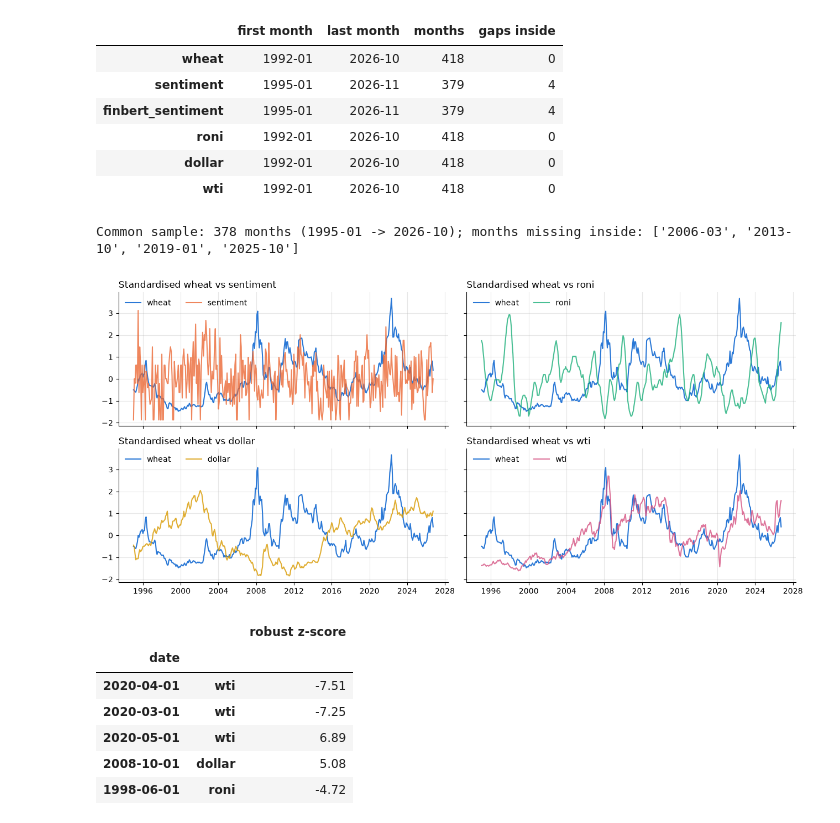
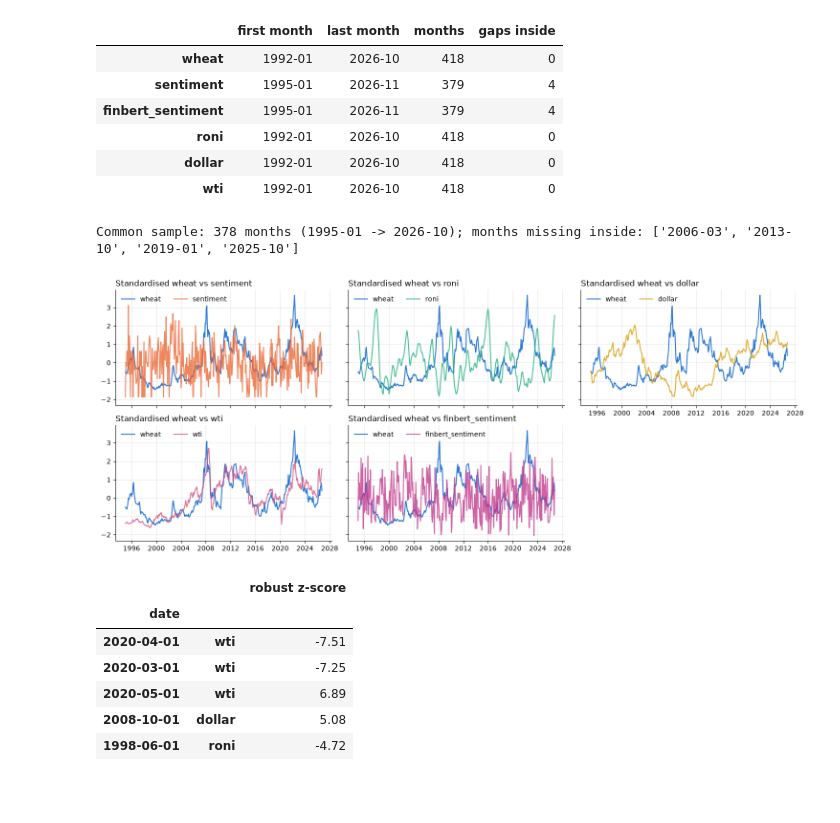
Before and after one commit to nathsdm/ML-for-portfolio, a Jupyter notebook: Wheat_final.ipynb, the cells around one changed output. Drawn from its saved outputs; the diff is of its cells as text; code cells hidden in the pictures; blank space fills up the shorter version.

```diff
--- a/Wheat_final.ipynb
+++ b/Wheat_final.ipynb
@@ -204,16 +194,16 @@ def download_wasde_reports(min_year=1992):
                 reached_cutoff = True
                 break
 
-            # Déjà téléchargé localement
+            # already downloaded
             if any((WASDE_DIR / f"wasde-{release_date:%Y-%m-%d}{e}").exists() for e in (".pdf", ".txt")):
                 continue
 
-            # Ignorer les erratas avant même d'ouvrir la page de détail
+            # skip errata before opening the detail page
             row_text = row.get_text(" ", strip=True)
             if ERRATA.search(row_text):
                 continue
 
-            # 1. Liens directs dans la colonne Download
+            # 1. direct links of the 'Download' column
             links = row.select("td.views-field-release-files a[href]")
             valid_links = []
             for a in links:
@@ -222,7 +212,7 @@ def download_wasde_reports(min_year=1992):
                 if ext in {".pdf", ".txt"} and not ERRATA.search(Path(href).name):
                     valid_links.append((ext, urljoin(WASDE_URL, a["href"])))
 
-            # 2. Repli sur la page "View" uniquement si nécessaire
+            # 2. otherwise, links of the report's detail page
             if not valid_links:
                 view_link = row.select_one("td.views-field-search-api-operations a[href]")
                 if view_link:
@@ -244,6 +234,7 @@ def download_wasde_reports(min_year=1992):
             if not valid_links:
                 continue
 
+            # 1995-1997: text files (the PDFs are not usable); other years: PDF first
             if 1995 <= release_date.year <= 1997:
                 valid_links.sort(key=lambda item: 0 if item[0] == ".txt" else 1)
             else:
@@ -257,14 +248,14 @@ def download_wasde_reports(min_year=1992):
                 if resp.status_code == 200 and (ext == ".txt" or resp.content.startswith(b"%PDF")):
                     local_path.write_bytes(resp.content)
             except requests.RequestException as exc:
-                print(f"  Échec téléchargement {release_date:%Y-%m-%d} ({exc})")
+                print(f"  Download failed for {release_date:%Y-%m-%d} ({exc})")
 
             time.sleep(0.3)
 
-        print(f"Page {page:2d} traitée (à partir de {first_date_str})")
+        print(f"Page {page:2d} done (newest release on the page: {first_date_str})")
 
         if reached_cutoff:
-            print(f"Arrêt : année {min_year} atteinte.")
+            print(f"Stopped: year {min_year} reached.")
             break
 
 
@@ -287,23 +278,19 @@ def parse_wasde(path):
         if path.suffix.lower() == ".txt":
             pages = [path.read_text(encoding="utf-8", errors="replace")]
         else:
-            pages = [page.extract_text() or "" for page in PdfReader(path).pages[:4]]
+            pages = [page.extract_text() or "" for page in PdfReader(path).pages[:4]]   # summary pages
     except Exception:
         pages = [""]
 
-    # Extract standardized ISO date YYYY-MM-DD (with fallback to legacy MM-DD-YYYY if old files remain)
-    iso_match = re.search(r"((?:19|20)\d\d)-(0[1-9]|1[0-2])-([0-3]\d)", path.name)
-    if iso_match:
-        date = pd.to_datetime(iso_match.group(0), format="%Y-%m-%d", errors="coerce")
-    else:
-        legacy_match = re.search(r"(0[1-9]|1[0-2])-([0-3]\d)-((?:19|20)\d\d)", path.name)
-        date = pd.to_datetime(f"{legacy_match[3]}-{legacy_match[1]}-{legacy_match[2]}", errors="coerce") if legacy_match else pd.NaT
+    # release date written in the file name by the crawler (wasde-YYYY-MM-DD)
+    found = re.search(r"\d{4}-\d{2}-\d{2}", path.name)
+    date = pd.to_datetime(found.group(0), format="%Y-%m-%d") if found else pd.NaT
 
     narrative = wheat_narrative("\n".join(pages))
     words = re.findall(r"\b[a-z]+\b", narrative.lower())
 
     if narrative.strip():
-        if not hasattr(parse_wasde, "_finbert"):
+        if not hasattr(parse_wasde, "_finbert"):            # load FinBERT once
             device = torch.device("cuda" if torch.cuda.is_available() else "cpu")
             tokenizer = BertTokenizer.from_pretrained("ProsusAI/finbert")
             model = BertForSequenceClassification.from_pretrained("ProsusAI/finbert").to(device)
@@ -361,11 +348,8 @@ def build_wasde_table():
     return pd.DataFrame([{"file": p.name, **parse_wasde(p)} for p in files])
 
 
-wasde_cache = CACHE_DIR / "wasde_reports.csv"
-
-wasde = cached("wasde_reports.csv", build_wasde_table)
-wasde.sort_values("date", inplace=True, na_position="last")
-wasde.reset_index(drop=True, inplace=True)
+wasde = build_wasde_table()     # download new reports, then extract and score all of them
+wasde = wasde.sort_values("date", na_position="last").reset_index(drop=True)
 print(f"{len(wasde)} WASDE reports, {wasde['sentiment'].notna().sum()} with a wheat narrative "
       f"({wasde['date'].min():%Y-%m} -> {wasde['date'].max():%Y-%m})")
 # %% [output]
@@ -531,21 +496,23 @@ display(pd.DataFrame({"first month": monthly.apply(lambda s: s.first_valid_index
 # %%
 panel = monthly.dropna()                                        # common sample
 z = (panel - panel.mean()) / panel.std()                        # standardised variables
 holes = pd.date_range(panel.index[0], panel.index[-1], freq="MS").difference(panel.index)
 print(f"Common sample: {len(panel)} months ({panel.index[0]:%Y-%m} -> {panel.index[-1]:%Y-%m}); "
       f"months missing inside: {[f'{d:%Y-%m}' for d in holes]}")
 
-fig, axes = plt.subplots(2, 2, figsize=(13, 6), sharex=True, sharey=True)
+fig, axes = plt.subplots(2, 3, figsize=(15, 6), sharex=True, sharey=True)
 for ax, c in zip(axes.flat, VARS[1:]):
     ax.plot(z["wheat"], color=COLORS["wheat"], label="wheat")
     ax.plot(z[c], color=COLORS[c], label=c, alpha=0.8)
     ax.set_title(f"Standardised wheat vs {c}")
     ax.legend(loc="upper left", ncol=2)
+axes.flat[-1].axis("off")                     # 5 variables, 6 panels
+axes[0, 2].tick_params(labelbottom=True)
 plt.tight_layout()
 plt.show()
 # %% [output]
 Common sample: 378 months (1995-01 -> 2026-10); months missing inside: ['2006-03', '2013-10', '2019-01', '2025-10']
-[figure, old version]
+[figure, new version]
 # %%
 # Extreme monthly moves (log changes for prices, differences for sentiment and RONI), robust z-score
 moves = pd.DataFrame({c: np.log(monthly[c]).diff() if c in PRICES else monthly[c].diff() for c in VARS})
```
Also changed, not shown: parts of 20 cells of this notebook.
